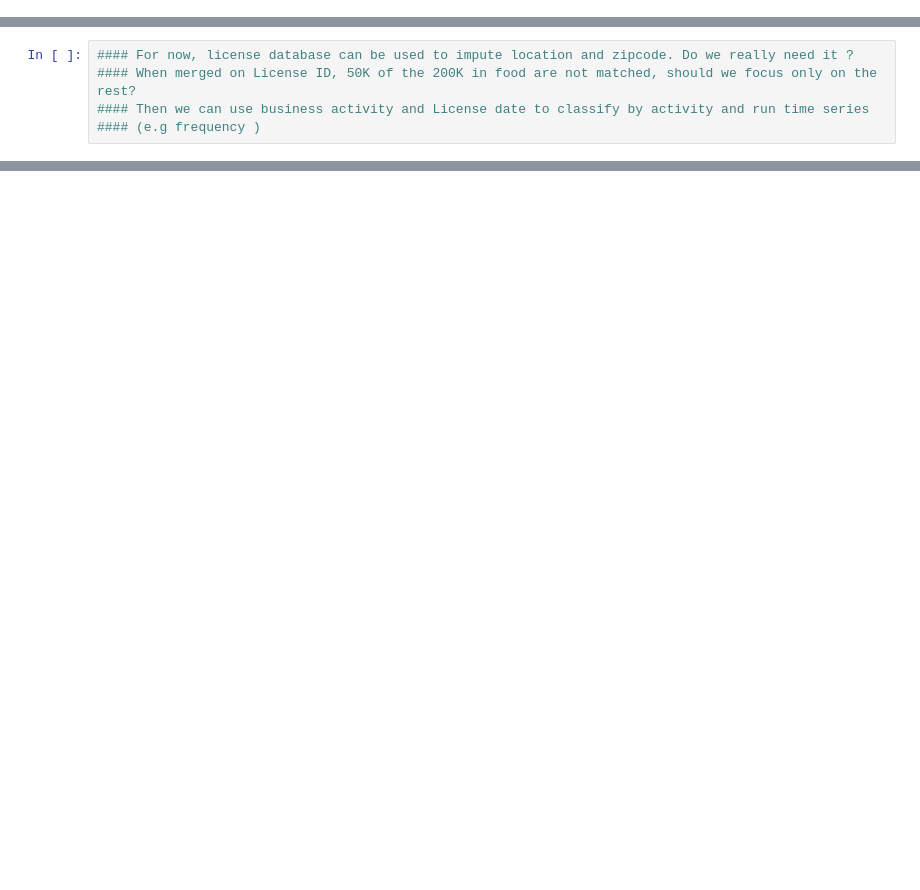
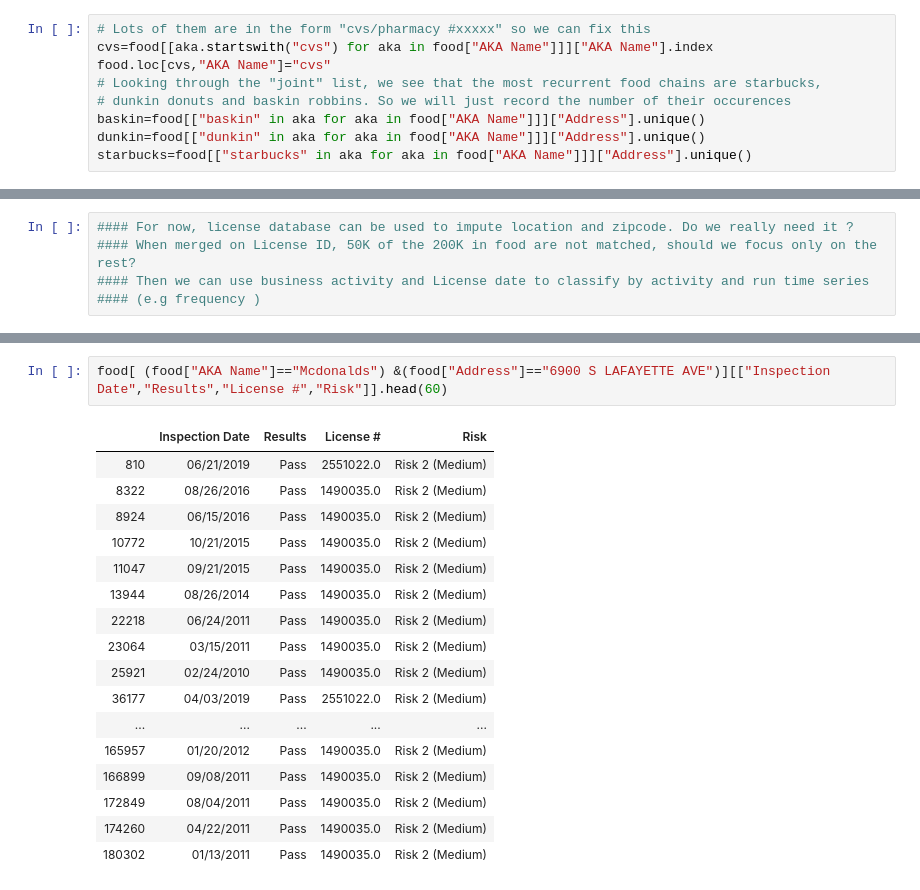
Before and after one commit to Kaabachi/project-ada, a Jupyter notebook: Untitled.ipynb, the cells around one changed output, grey strips where cells are left out. Drawn from its saved outputs; the diff is of its cells as text; blank space fills up the shorter version.

```diff
--- a/Untitled.ipynb
+++ b/Untitled.ipynb
@@ -182,0 +413,9 @@ memory usage: 26.7+ MB
+# %%
+# Lots of them are in the form "cvs/pharmacy #xxxxx" so we can fix this
+cvs=food[[aka.startswith("cvs") for aka in food["AKA Name"]]]["AKA Name"].index
+food.loc[cvs,"AKA Name"]="cvs"
+# Looking through the "joint" list, we see that the most recurrent food chains are starbucks,
+# dunkin donuts and baskin robbins. So we will just record the number of their occurences
+baskin=food[["baskin" in aka for aka in food["AKA Name"]]]["Address"].unique()
+dunkin=food[["dunkin" in aka for aka in food["AKA Name"]]]["Address"].unique()
+starbucks=food[["starbucks" in aka for aka in food["AKA Name"]]]["Address"].unique()
@@ -329,0 +852,20 @@ Name: BUSINESS ACTIVITY, Length: 4643, dtype: int64
+# %%
+food[ (food["AKA Name"]=="Mcdonalds") &(food["Address"]=="6900 S LAFAYETTE AVE")][["Inspection Date","Results","License #","Risk"]].head(60)
+# %% [output]
+|  | Inspection Date | Results | License # | Risk |
+| 810 | 06/21/2019 | Pass | 2551022.0 | Risk 2 (Medium) |
+| 8322 | 08/26/2016 | Pass | 1490035.0 | Risk 2 (Medium) |
+| 8924 | 06/15/2016 | Pass | 1490035.0 | Risk 2 (Medium) |
+| 10772 | 10/21/2015 | Pass | 1490035.0 | Risk 2 (Medium) |
+| 11047 | 09/21/2015 | Pass | 1490035.0 | Risk 2 (Medium) |
+| 13944 | 08/26/2014 | Pass | 1490035.0 | Risk 2 (Medium) |
+| 22218 | 06/24/2011 | Pass | 1490035.0 | Risk 2 (Medium) |
+| 23064 | 03/15/2011 | Pass | 1490035.0 | Risk 2 (Medium) |
+| 25921 | 02/24/2010 | Pass | 1490035.0 | Risk 2 (Medium) |
+| 36177 | 04/03/2019 | Pass | 2551022.0 | Risk 2 (Medium) |
+| ... | ... | ... | ... | ... |
+| 165957 | 01/20/2012 | Pass | 1490035.0 | Risk 2 (Medium) |
+| 166899 | 09/08/2011 | Pass | 1490035.0 | Risk 2 (Medium) |
+| 172849 | 08/04/2011 | Pass | 1490035.0 | Risk 2 (Medium) |
+| 174260 | 04/22/2011 | Pass | 1490035.0 | Risk 2 (Medium) |
+| 180302 | 01/13/2011 | Pass | 1490035.0 | Risk 2 (Medium) |
```
Also changed, not shown: parts of 137 cells of this notebook.
